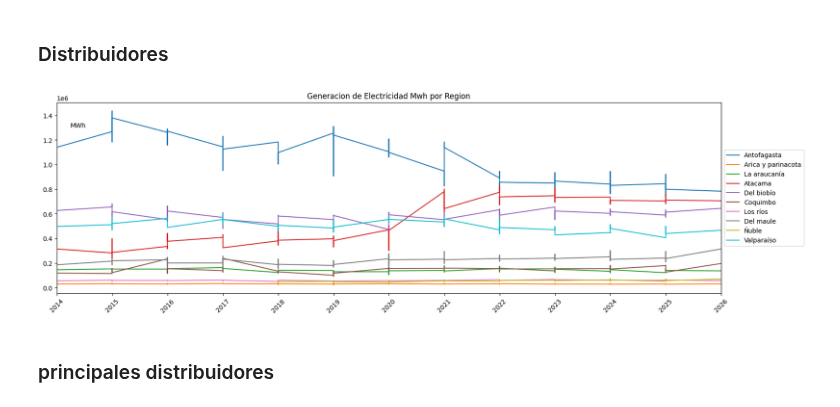
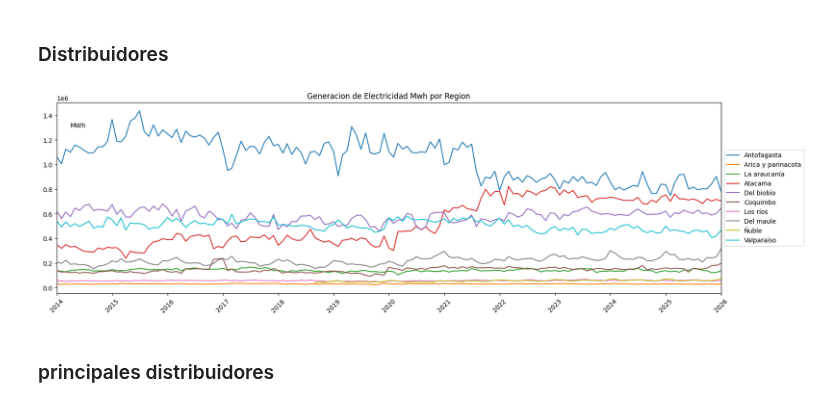
Before and after one commit to R-Magby/Data-analytics, a Jupyter notebook: PIB Regional/Analisis_banco_central_PIB_regional.ipynb, the cells around one changed output. Drawn from its saved outputs; the diff is of its cells as text; code cells hidden in the pictures.

```diff
--- a/PIB Regional/Analisis_banco_central_PIB_regional.ipynb
+++ b/PIB Regional/Analisis_banco_central_PIB_regional.ipynb
@@ -920,6 +899,6 @@ dtype: datetime64[ns]
 # %%
 fig, axs = plt.subplots(1, 1, figsize=(17, 5), layout='constrained')
-df_electricidad["Date"] = pd.to_datetime(df_electricidad["Date"])
+df_electricidad["Date"] = pd.to_datetime(df_electricidad["Date"].astype(str),format="%Y-%d-%m")
 j=0
 for i in df_electricidad.Región.unique():
   j +=1
@@ -967,30 +946,28 @@ df_electricidad_dis.drop(columns=["statusCode"],inplace=True)
 df_electricidad_dis["Región"] = df_electricidad_dis["Región"].str.split(";",n=1,expand=True)[0].rename("Región")
 # %%
 fig, axs = plt.subplots(1, 1, figsize=(17, 5), layout='constrained')
-df_electricidad_dis["Date"] = pd.to_datetime(df_electricidad_dis["Date"])
-#df_electricidad_dis["Date"] = df_electricidad_dis["Date"].dt.to_period("M").dt.to_timestamp()
+df_electricidad_dis["Date"] = pd.to_datetime(df_electricidad_dis["Date"].astype(str),format="%Y-%d-%m")
 for i in df_electricidad_dis.Región.unique():
   temp = df_electricidad_dis[df_electricidad_dis["Región"] == i ]
-  #temp["Date"] = temp.Date.dt.strftime('%d-%m-%Y')
   temp = temp.sort_values("Date")
 
   axs.set_title("MWh", loc='left', y=0.85, x=0.02, fontsize='medium')
   axs.plot(temp["Date"],temp["value"],label = i)
   axs.legend(loc='center left', bbox_to_anchor=(1, 0.5))
   axs.set_title("Generacion de Electricidad Mwh por Region")
 
   #plot por estacion indicando el material particulado por dia, más una linea verde indicando su media
 
   #formato del ejex para las fechas
   #axs.xaxis.set_major_locator(mdates.MonthLocator(interval = 12))
   axs.xaxis.set_major_locator(mdates.YearLocator())
   axs.xaxis.set_major_formatter( mdates.DateFormatter('%Y'))
 
   axs.set_xlim(df_electricidad_dis["Date"].min(),
              df_electricidad_dis["Date"].max())
   plt.xticks(rotation=45)
 # %% [output]
-[figure, old version]
+[figure, new version]
 # %% [markdown]
 ### principales distribuidores
 # %%
```
Also changed, not shown: parts of 63 cells of this notebook.
